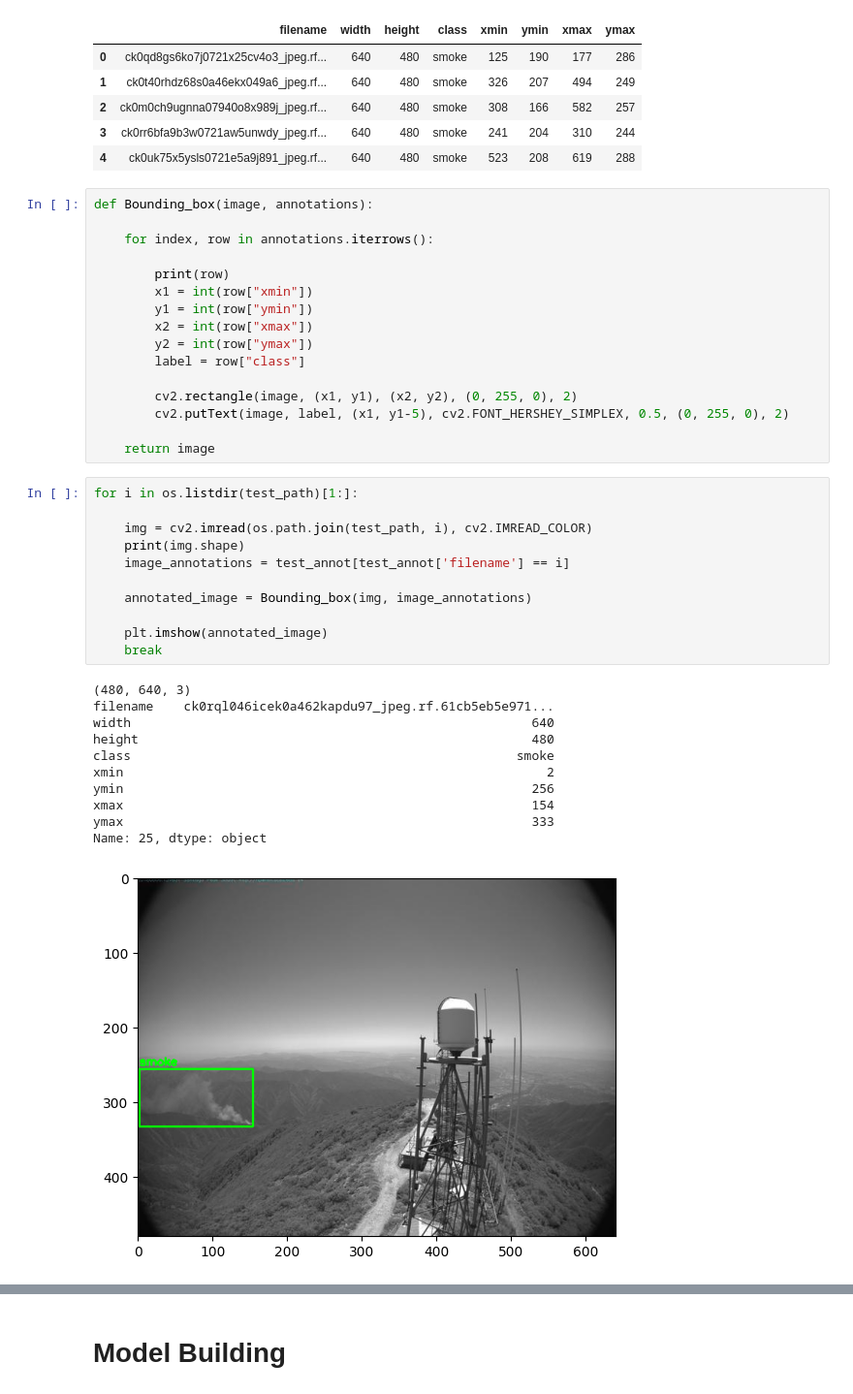
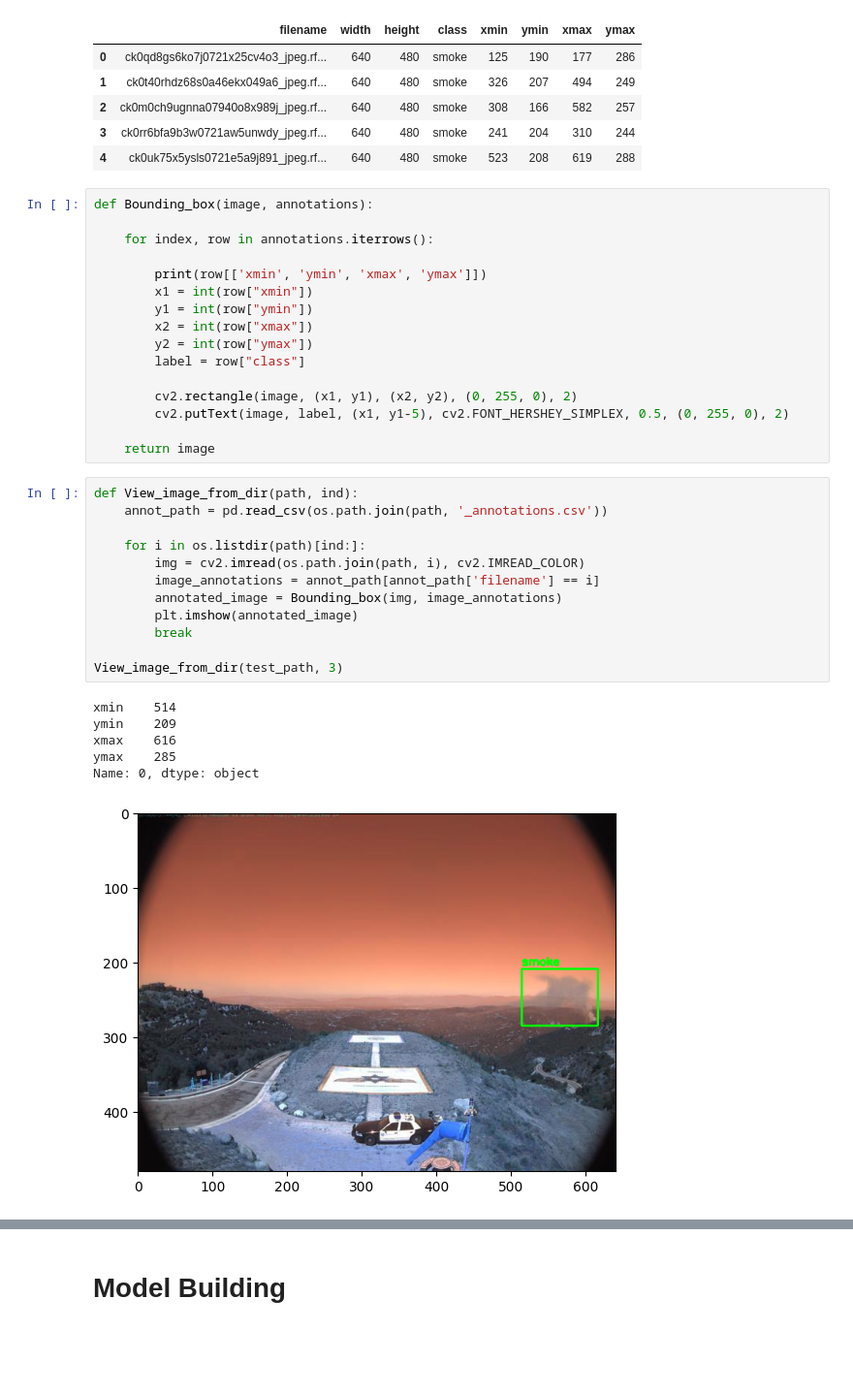
Before and after one commit to Shreyas1018/WildFireDetection, a Jupyter notebook: Wildfire.ipynb, the cells around one changed output, grey strips where cells are left out. Shown: that part at 97% size. Cells and saved outputs as stored; diff of their text form; blank space fills up the shorter version.

```diff
--- a/Wildfire.ipynb
+++ b/Wildfire.ipynb
@@ -41,7 +41,7 @@ def Bounding_box(image, annotations):
 
     for index, row in annotations.iterrows():
 
-        print(row)
+        print(row[['xmin', 'ymin', 'xmax', 'ymax']])
         x1 = int(row["xmin"])
         y1 = int(row["ymin"])
         x2 = int(row["xmax"])
@@ -53,25 +53,21 @@ def Bounding_box(image, annotations):
 
     return image
 # %%
-for i in os.listdir(test_path)[1:]:
+def View_image_from_dir(path, ind):
+    annot_path = pd.read_csv(os.path.join(path, '_annotations.csv'))
 
-    img = cv2.imread(os.path.join(test_path, i), cv2.IMREAD_COLOR)
-    print(img.shape)
-    image_annotations = test_annot[test_annot['filename'] == i]
+    for i in os.listdir(path)[ind:]:
+        img = cv2.imread(os.path.join(path, i), cv2.IMREAD_COLOR)
+        image_annotations = annot_path[annot_path['filename'] == i]
+        annotated_image = Bounding_box(img, image_annotations)
+        plt.imshow(annotated_image)
+        break
 
-    annotated_image = Bounding_box(img, image_annotations)
-
-    plt.imshow(annotated_image)
-    break
+View_image_from_dir(test_path, 3)
 # %% [output]
-(480, 640, 3)
-filename    ck0rql046icek0a462kapdu97_jpeg.rf.61cb5eb5e971...
-width                                                     640
-height                                                    480
-class                                                   smoke
-xmin                                                        2
-ymin                                                      256
-xmax                                                      154
-ymax                                                      333
-Name: 25, dtype: object
+xmin    514
+ymin    209
+xmax    616
+ymax    285
+Name: 0, dtype: object
-[figure, old version]
+[figure, new version]
```
Also changed, not shown: parts of 18 cells of this notebook.
